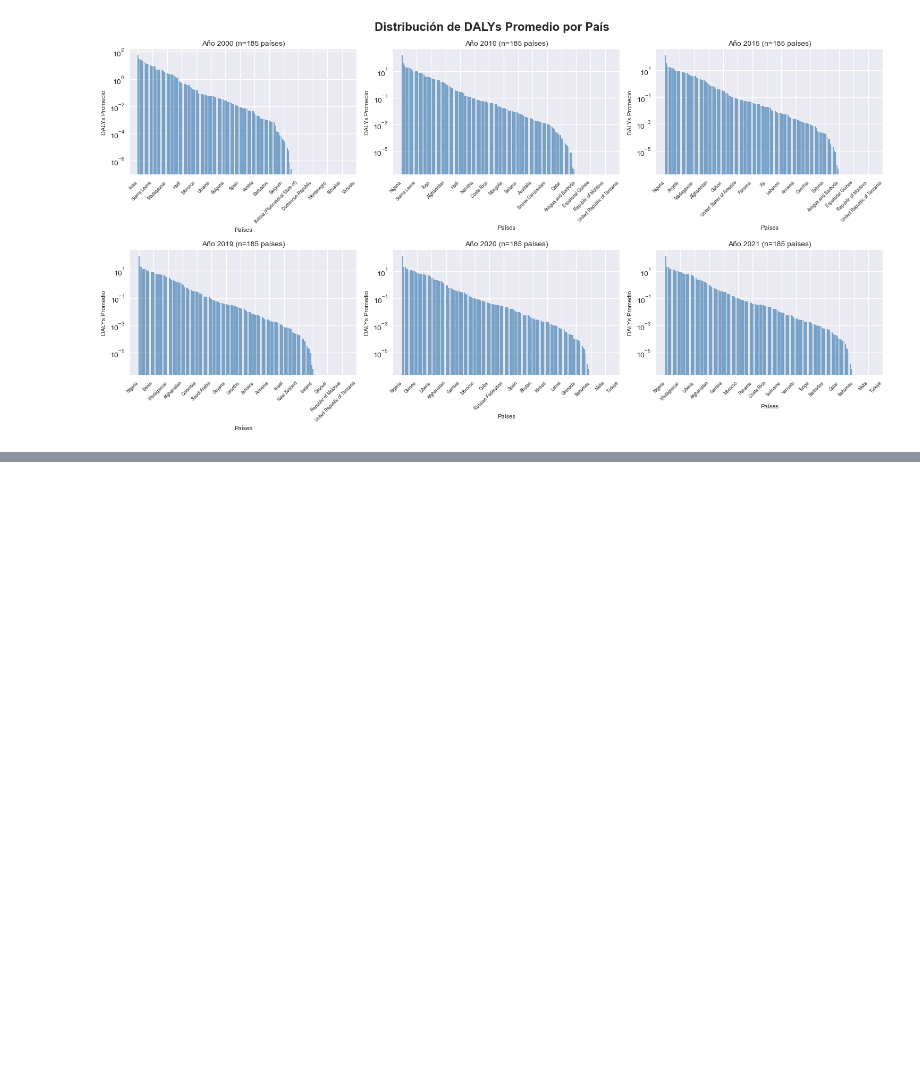
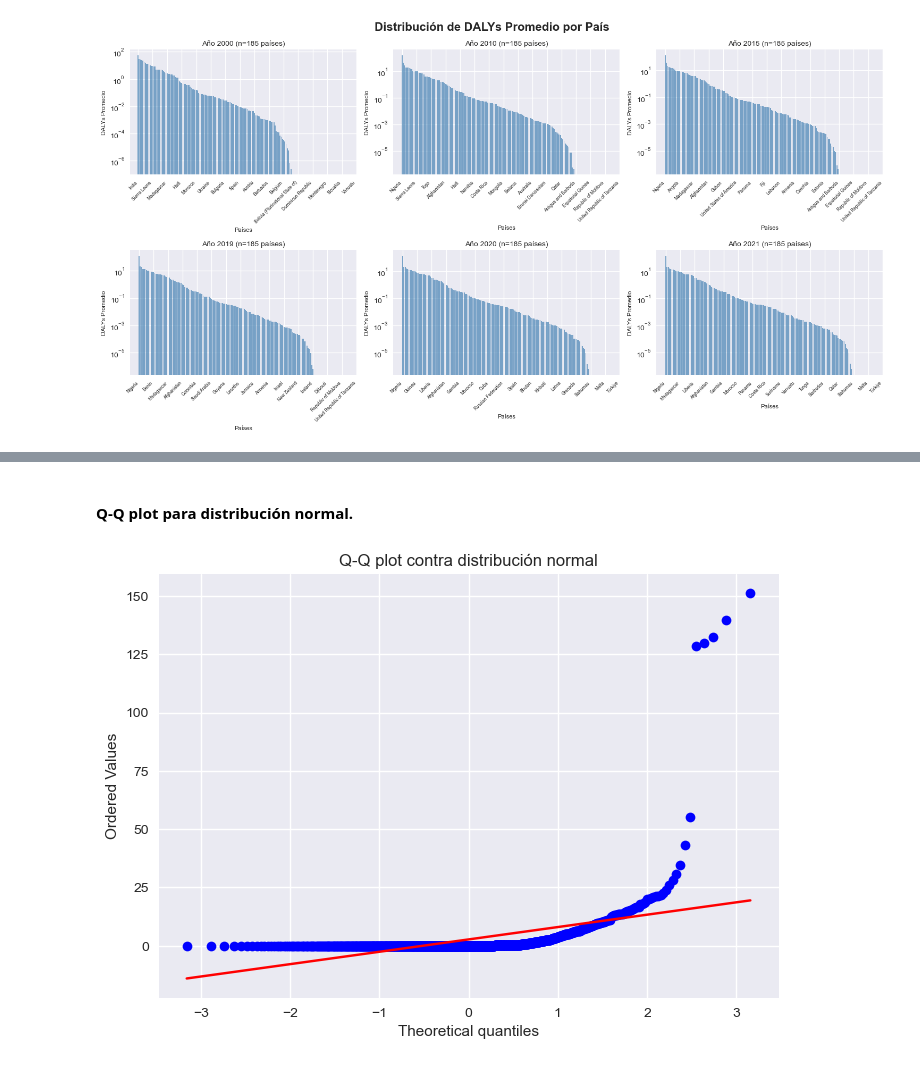
Before and after one commit to P-arsimony/DALY_DataAnalysis, a Jupyter notebook: Data_Statistics.ipynb, the cells around one changed output, grey strips where cells are left out. Drawn from its saved outputs; the diff is of its cells as text; code cells hidden in the pictures; blank space fills up the shorter version.

```diff
--- a/Data_Statistics.ipynb
+++ b/Data_Statistics.ipynb
@@ -325,0 +414,17 @@ Año: 2021, Media: nan, Mediana: 0.02
+# %%
+# Rango Intercuartil DALYs por año
+
+# Calcular outliers por año usando groupby
+def flag_outliers_iqr(group):
+    q1 = group['dalys_promedio'].quantile(0.25)
+    q3 = group['dalys_promedio'].quantile(0.75)
+    iqr = q3 - q1
+    group['outlier'] = (group['dalys_promedio'] < (q1 - 1.5 * iqr)) | (group['dalys_promedio'] > (q3 + 1.5 * iqr))
+    return group
+
+
+dalys_por_pais_ano = dalys_por_pais_ano.groupby('ano').apply(flag_outliers_iqr)
+
+# Ver los outliers
+outliers = dalys_por_pais_ano[dalys_por_pais_ano['outlier'] == True]
+print(outliers[['ano', 'pais', 'dalys_promedio', 'outlier']])
@@ -325,0 +447,10 @@ Año: 2021, Media: nan, Mediana: 0.02
+# %% [markdown]
+#### Q-Q plot para distribución normal.
+# %%
+data = dalys_por_pais_ano['dalys_promedio'].dropna()
+stats.probplot(data, dist="norm", plot=plt)
+plt.title("Q-Q plot contra distribución normal")
+plt.grid(True)
+plt.show()
+# %% [output]
+[figure, added]
```
Also changed, not shown: parts of 7 cells of this notebook, 1 other file.
